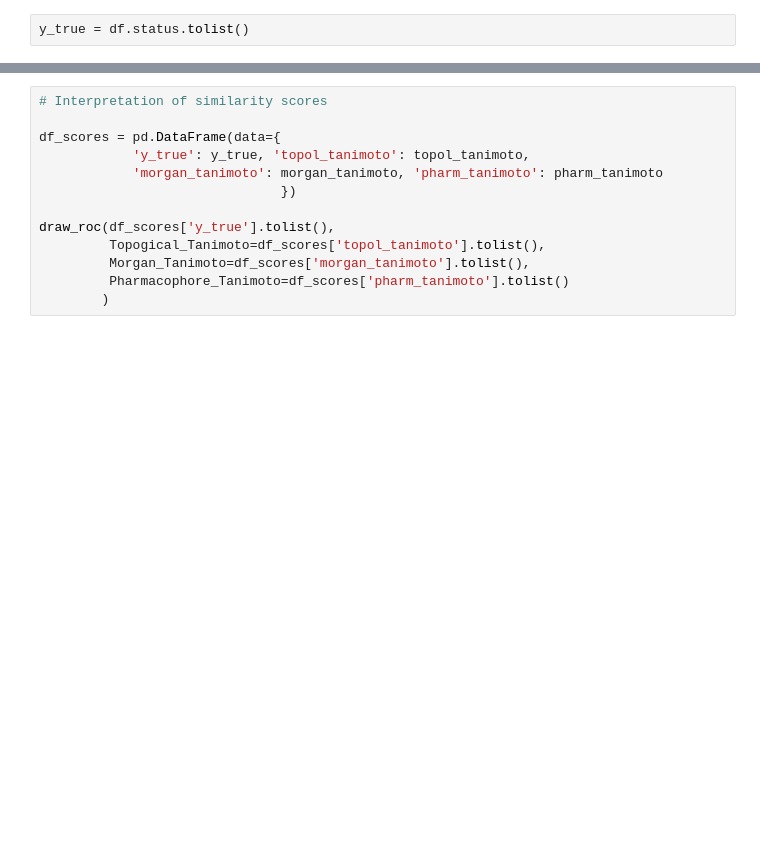
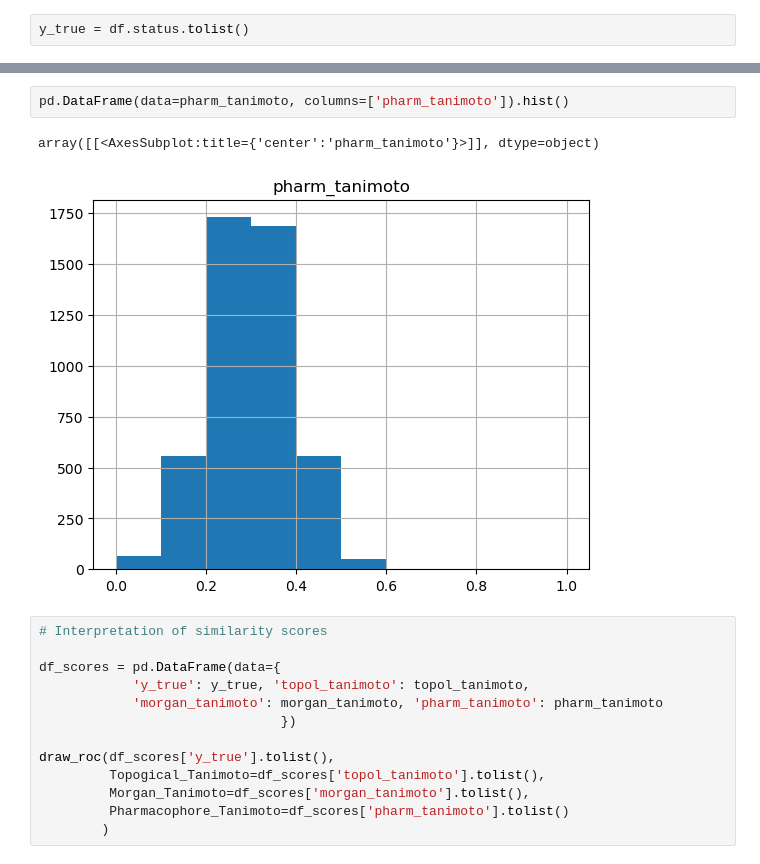
Before and after one commit to meddwl/skillbox, a Jupyter notebook: QSAR/Similarity_Agorithms.ipynb, the cells around one changed output, grey strips where cells are left out. Cells and saved outputs as stored; diff of their text form; blank space fills up the shorter version.

```diff
--- a/QSAR/Similarity_Agorithms.ipynb
+++ b/QSAR/Similarity_Agorithms.ipynb
@@ -260,3 +268,8 @@ Time of tanimoto coefficient calculation: 0.059 c
+# %%
+pd.DataFrame(data=pharm_tanimoto, columns=['pharm_tanimoto']).hist()
+# %% [output]
+array([[<AxesSubplot:title={'center':'pharm_tanimoto'}>]], dtype=object)
+[figure, added]
 # %%
 # Interpretation of similarity scores
 
```
Also changed, not shown: parts of 9 cells of this notebook, 7 other files.
